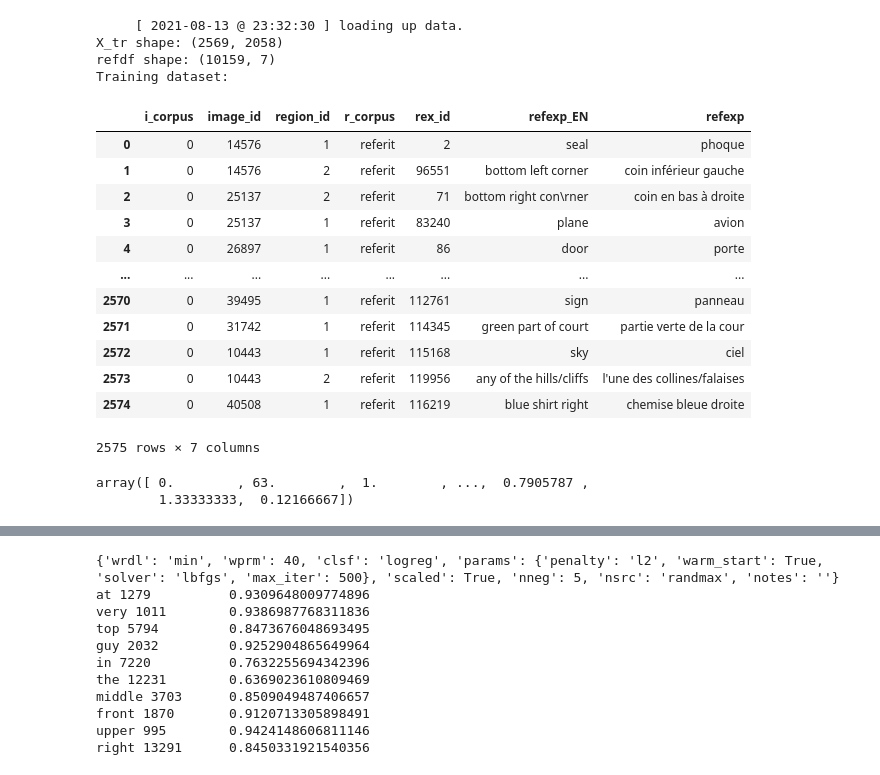
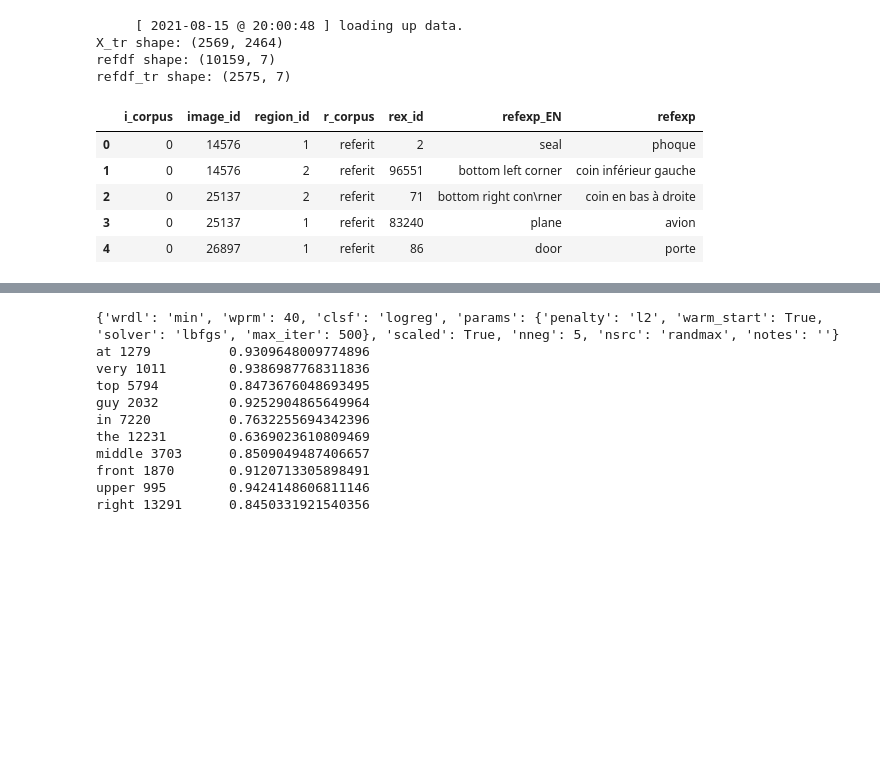
Before and after one commit to Beckalina/ThesisProject, a Jupyter notebook: clp-vision-master/WACs/LocalDevel/my_model_tinkering.ipynb, the cells around one changed output, grey strips where cells are left out. Drawn from its saved outputs; the diff is of its cells as text; code cells hidden in the pictures; blank space fills up the shorter version.

Commit message:
Experimented with FR as L2 models

```diff
--- a/clp-vision-master/WACs/LocalDevel/my_model_tinkering.ipynb
+++ b/clp-vision-master/WACs/LocalDevel/my_model_tinkering.ipynb
@@ -53,58 +57,62 @@ classf_params = {
 
 # Model description:
 model = {
-    'wrdl':  'min', # wordlist: minimal n occurrences...
-    'wprm':  40,   # ... 40 times
+    'wrdl':  'min',     # wordlist: minimal n occurrences...
+    'wprm':  10,        # ... 40 times
     'clsf':  'logreg',
     'params': classf_params,
     'scaled': True,
-    'nneg':  2000, # maximum neg instances
-    'nsrc':  'randmax',# ... randomly selected
+    'nneg':  2000,      # maximum neg instances
+    'nsrc':  'randmax', # ... randomly selected
+    'l1_probs': 'high', # 'all', 'high'
     'notes': ''
 }
 
-
 ID_FEATS = 3 # The first features in the image feature Xs encode the region ID
 N_JOBS = 2  # how many threads to run in parallel during training
 # %%
 # ========================= DATA =================================
 print_timestamped_message('loading up data.', indent=4)
 
 with open(preproc_path + 'fr_splits.json', 'r') as f:
     splits = json.load(f)
 
-# Image features
+# Features
 with h5.File(feats_path + 'saiapr_bbdf_rsn50-max.hdf5') as f:
-    X = np.array(f["img_feats"])
+    img_fts = np.array(f["img_feats"])
+with h5.File(feats_path + 'L1_wac_EN_3.hdf5') as f:
+    l1_fts = np.array(f["img_feats"])[:, ID_FEATS:]
+
+if model['l1_probs'] == 'high':
+    high_probs = np.zeros_like(l1_fts)
+
+    it = np.nditer(l1_fts, flags=['multi_index'])
+    for p in it:
+        if p > 0.75:
+            idx = it.multi_index
+            high_probs[idx[0]][idx[1]] = p
+    l1_fts = high_probs
+
+X = np.concatenate((img_fts, l1_fts), axis=1)
 X_tr = filter_X_by_filelist(X, splits['train'])
 print('X_tr shape:', X_tr.shape)
 
+# Ref Exps
 refdf = pd.read_pickle(preproc_path + 'FR_small_dataset.pkl')
 print('refdf shape:', refdf.shape)
 
+refdf = pd.read_pickle(preproc_path + 'FR_small_dataset.pkl')
 refdf_tr = filter_refdf_by_filelist(refdf, splits['train'])
-print('Training dataset:')
-refdf_tr
+print('refdf_tr shape:', refdf_tr.shape)
+refdf_tr.head()
 # %% [output]
-     [ 2021-08-13 @ 23:32:30 ] loading up data.
-X_tr shape: (2569, 2058)
+     [ 2021-08-15 @ 20:00:48 ] loading up data.
+X_tr shape: (2569, 2464)
 refdf shape: (10159, 7)
-Training dataset:
+refdf_tr shape: (2575, 7)
 |  | i_corpus | image_id | region_id | r_corpus | rex_id | refexp_EN | refexp |
 | 0 | 0 | 14576 | 1 | referit | 2 | seal | phoque |
 | 1 | 0 | 14576 | 2 | referit | 96551 | bottom left corner | coin inférieur gauche |
 | 2 | 0 | 25137 | 2 | referit | 71 | bottom right con\rner | coin en bas à droite |
 | 3 | 0 | 25137 | 1 | referit | 83240 | plane | avion |
 | 4 | 0 | 26897 | 1 | referit | 86 | door | porte |
-| ... | ... | ... | ... | ... | ... | ... | ... |
-| 2570 | 0 | 39495 | 1 | referit | 112761 | sign | panneau |
-| 2571 | 0 | 31742 | 1 | referit | 114345 | green part of court | partie verte de la cour |
-| 2572 | 0 | 10443 | 1 | referit | 115168 | sky | ciel |
-| 2573 | 0 | 10443 | 2 | referit | 119956 | any of the hills/cliffs | l'une des collines/falaises |
-| 2574 | 0 | 40508 | 1 | referit | 116219 | blue shirt right | chemise bleue droite |
-2575 rows × 7 columns
-# %%
-X_tr[0]
-# %% [output]
-array([ 0.        , 63.        ,  1.        , ...,  0.7905787 ,
-        1.33333333,  0.12166667])
```
Also changed, not shown: parts of 7 cells of this notebook, 13 other files.
